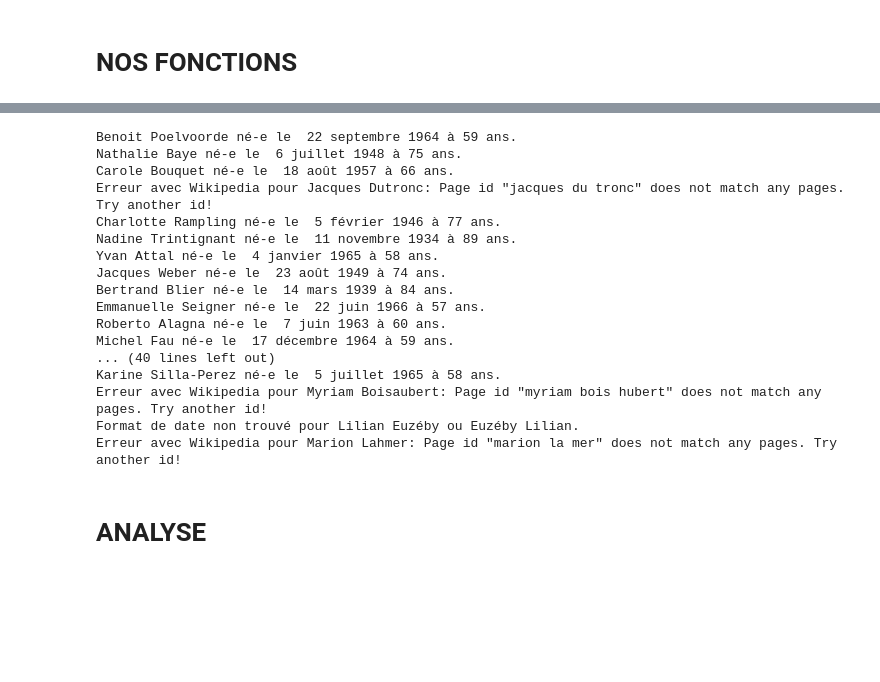
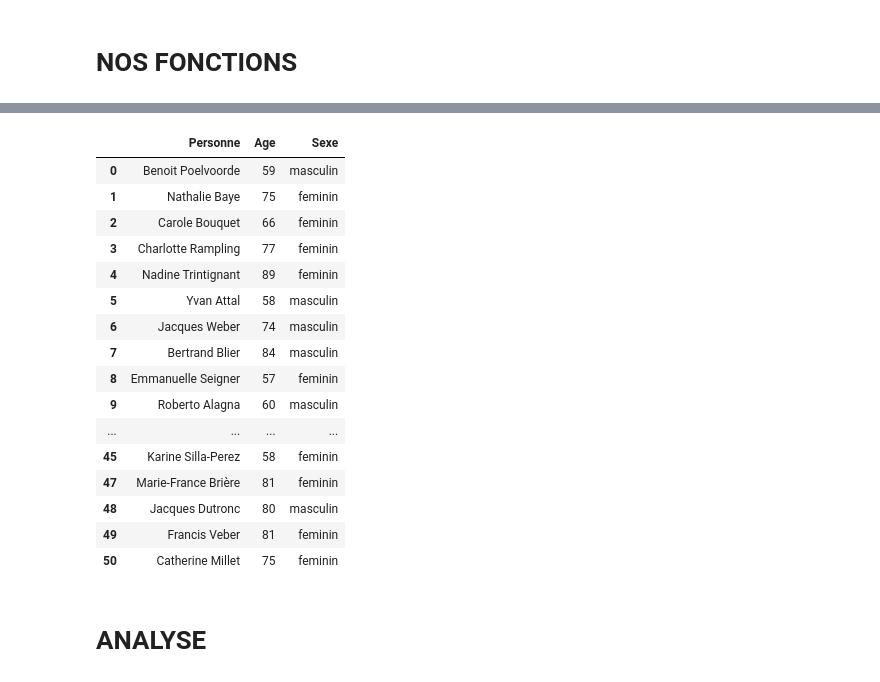
Before and after one commit to KTancrede/jupyter_fun, a Jupyter notebook: wikipedia.ipynb, the cells around one changed output, grey strips where cells are left out. Saved outputs shown, nothing was run; the diff lists cells and outputs as text; code cells hidden in the pictures; blank space fills up the shorter version.

```diff
--- a/wikipedia.ipynb
+++ b/wikipedia.ipynb
@@ -139,29 +173,31 @@ def alors_ca_donne_quoi(liste):
 # %%
-wikipedia.set_lang("fr")
-L=alors_ca_donne_quoi(connards_point_d_interrogation)
-L.append(calculer_age("1 avril 1948"))#Catherine Millet
-L.append(81) #Marie-France Brière
-L.append(80) #Jacques Dutronc
-L.append(81) #Francis Veber
-L.append(75) #Catherine Millet
+L.append((calculer_age("1 avril 1948"),"feminin"))#Catherine Millet
+L.append(("Marie-France Brière",81,"feminin")) #Marie-France Brière
+L.append(("Jacques Dutronc",80,"masculin")) #Jacques Dutronc
+L.append(("Francis Veber",81,"feminin")) #Francis Veber
+L.append(("Catherine Millet",75,"feminin")) #Catherine Millet
+
+donnees_df=convertir_en_data_fram(L)
-# %% [output]
-Benoit Poelvoorde né-e le  22 septembre 1964 à 59 ans.
-Nathalie Baye né-e le  6 juillet 1948 à 75 ans.
-Carole Bouquet né-e le  18 août 1957 à 66 ans.
-Erreur avec Wikipedia pour Jacques Dutronc: Page id "jacques du tronc" does not match any pages. Try another id!
-Charlotte Rampling né-e le  5 février 1946 à 77 ans.
-Nadine Trintignant né-e le  11 novembre 1934 à 89 ans.
-Yvan Attal né-e le  4 janvier 1965 à 58 ans.
-Jacques Weber né-e le  23 août 1949 à 74 ans.
-Bertrand Blier né-e le  14 mars 1939 à 84 ans.
-Emmanuelle Seigner né-e le  22 juin 1966 à 57 ans.
-Roberto Alagna né-e le  7 juin 1963 à 60 ans.
-Michel Fau né-e le  17 décembre 1964 à 59 ans.
-... (40 lines left out)
-Karine Silla-Perez né-e le  5 juillet 1965 à 58 ans.
-Erreur avec Wikipedia pour Myriam Boisaubert: Page id "myriam bois hubert" does not match any pages. Try another id!
-Format de date non trouvé pour Lilian Euzéby ou Euzéby Lilian.
-Erreur avec Wikipedia pour Marion Lahmer: Page id "marion la mer" does not match any pages. Try another id!
+# %%
+donnees_df
+# %% [output]
+|  | Personne | Age | Sexe |
+| 0 | Benoit Poelvoorde | 59 | masculin |
+| 1 | Nathalie Baye | 75 | feminin |
+| 2 | Carole Bouquet | 66 | feminin |
+| 3 | Charlotte Rampling | 77 | feminin |
+| 4 | Nadine Trintignant | 89 | feminin |
+| 5 | Yvan Attal | 58 | masculin |
+| 6 | Jacques Weber | 74 | masculin |
+| 7 | Bertrand Blier | 84 | masculin |
+| 8 | Emmanuelle Seigner | 57 | feminin |
+| 9 | Roberto Alagna | 60 | masculin |
+| ... | ... | ... | ... |
+| 45 | Karine Silla-Perez | 58 | feminin |
+| 47 | Marie-France Brière | 81 | feminin |
+| 48 | Jacques Dutronc | 80 | masculin |
+| 49 | Francis Veber | 81 | feminin |
+| 50 | Catherine Millet | 75 | feminin |
 # %% [markdown]
 # ANALYSE
 # %%
```
Also changed, not shown: parts of 4 cells of this notebook, 2 other files.
